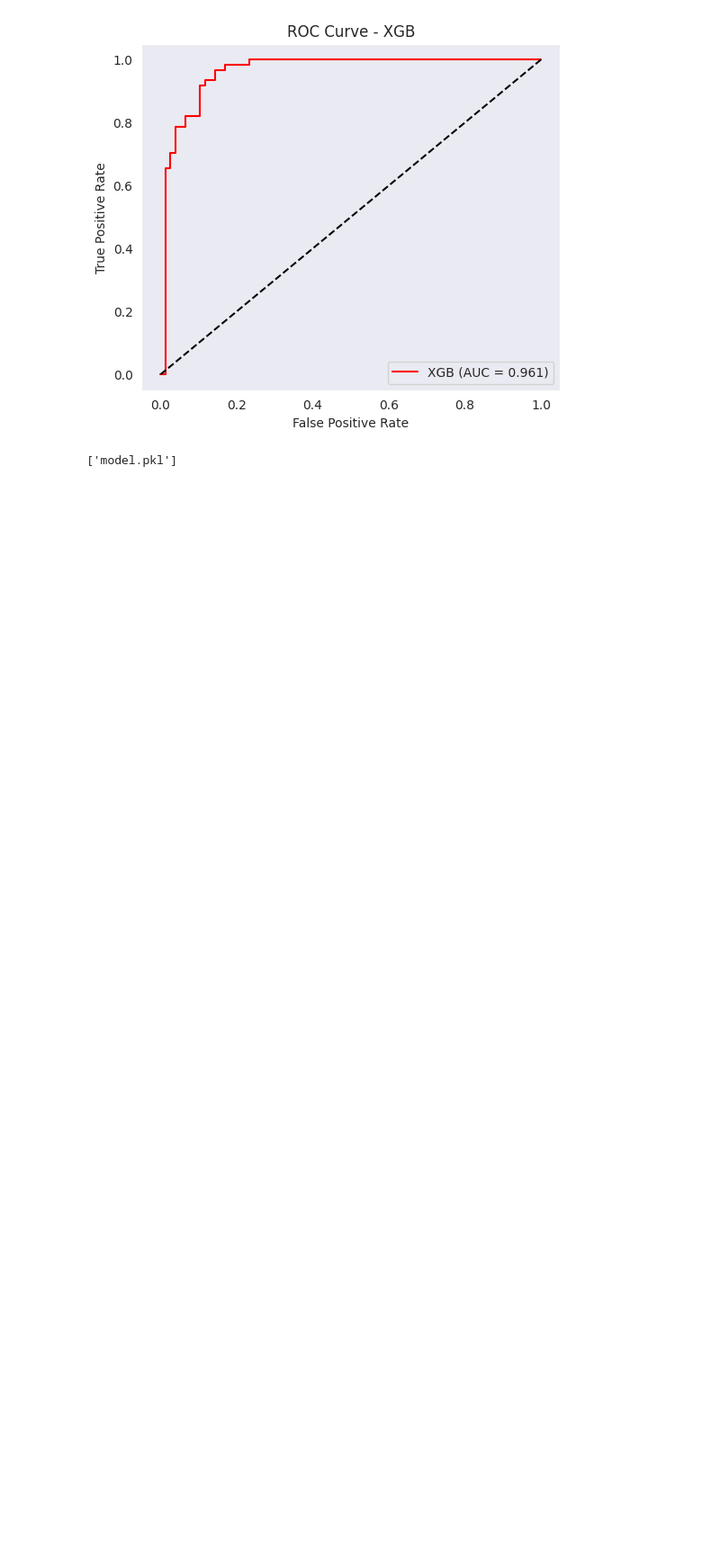
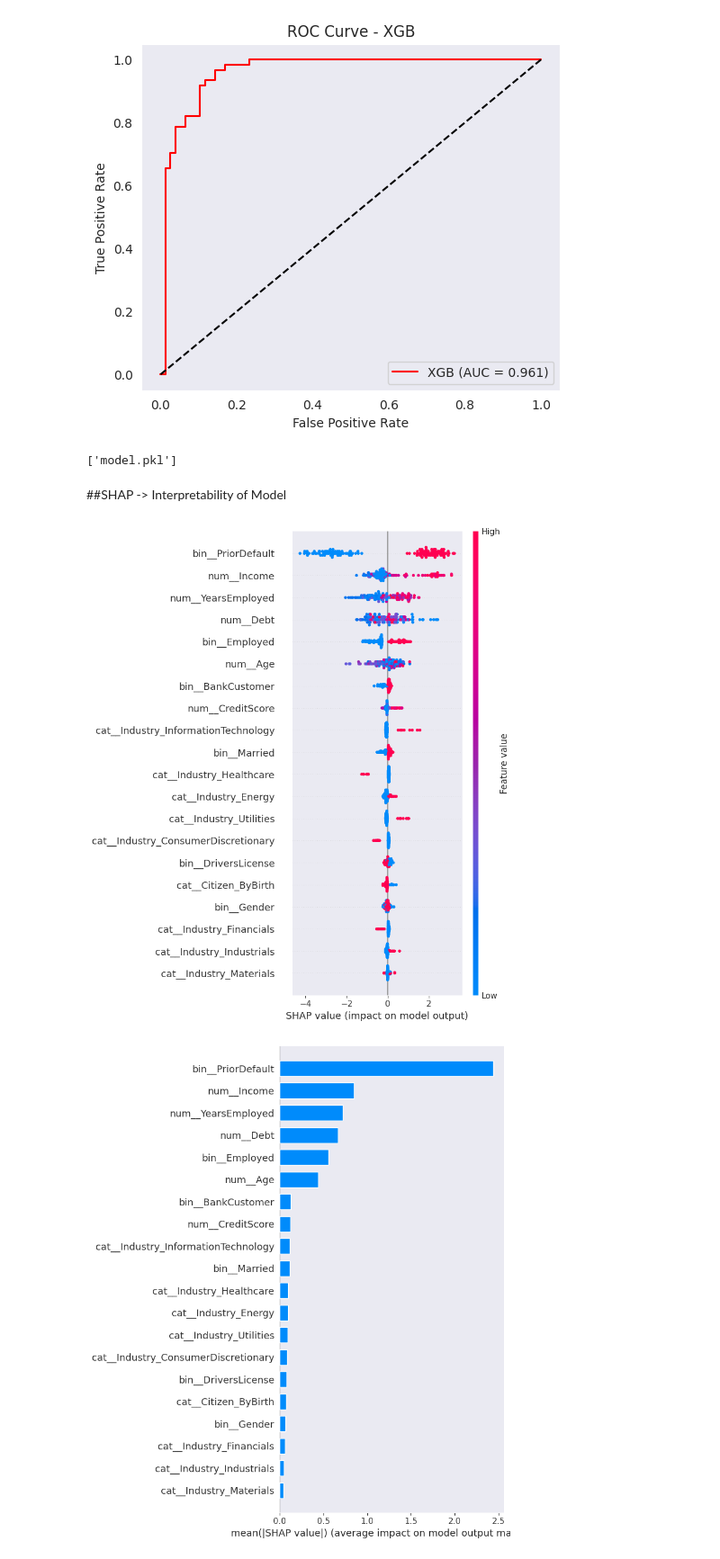
Before and after one commit to anujott-codes/Credit-Loan-Approval, a Jupyter notebook: Credit_Approval.ipynb, the cells around one changed output. Shown at 90% size. Saved outputs shown, nothing was run; the diff lists cells and outputs as text; code cells hidden in the pictures; blank space fills up the shorter version.

Commit message:
SHAP Implementation - credit approval

```diff
--- a/Credit_Approval.ipynb
+++ b/Credit_Approval.ipynb
@@ -1023,3 +1023,26 @@ plt.show()
 joblib.dump(tuned_xgb,'model.pkl')
 # %% [output]
 ['model.pkl']
+# %% [markdown]
+##SHAP -> Interpretability of Model
+# %%
+# Get feature names after preprocessing
+feature_names = preprocessor.get_feature_names_out()
+
+# Wrap scaled array into DataFrame
+X_test_scaled = pd.DataFrame(X_test_preprocessed, columns=feature_names)
+# %%
+#Explainer
+explainer = shap.TreeExplainer(xgb)
+
+# Compute SHAP values
+shap_values = explainer.shap_values(X_test_scaled)
+# %%
+# Summary plot
+shap.summary_plot(shap_values, X_test_scaled)
+
+# Bar chart for global importance
+shap.summary_plot(shap_values, X_test_scaled, plot_type="bar")
+# %% [output]
+[figure, added]
+[figure, added]
```
Also changed, not shown: parts of 6 cells of this notebook.
